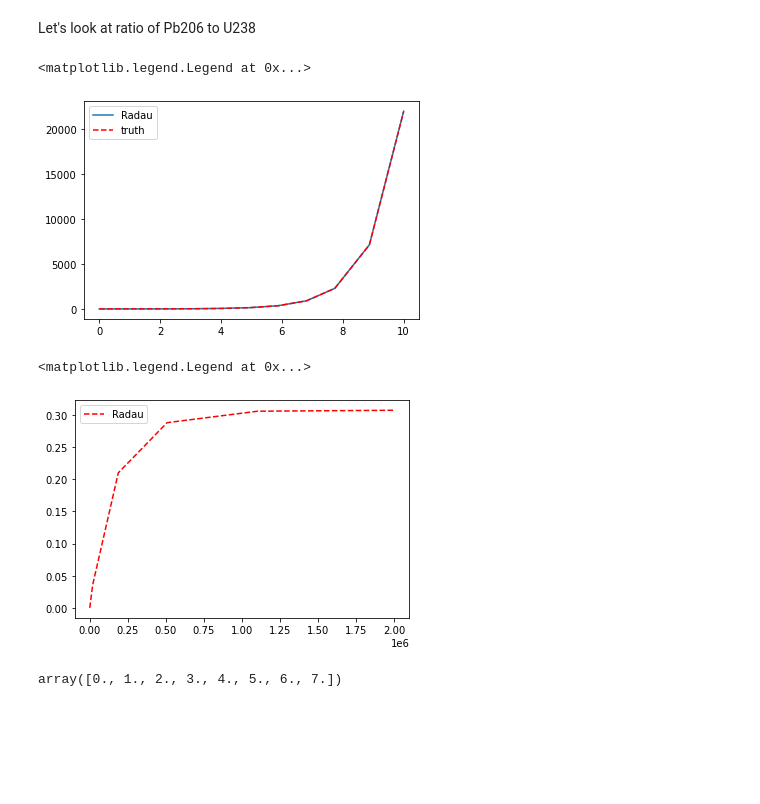
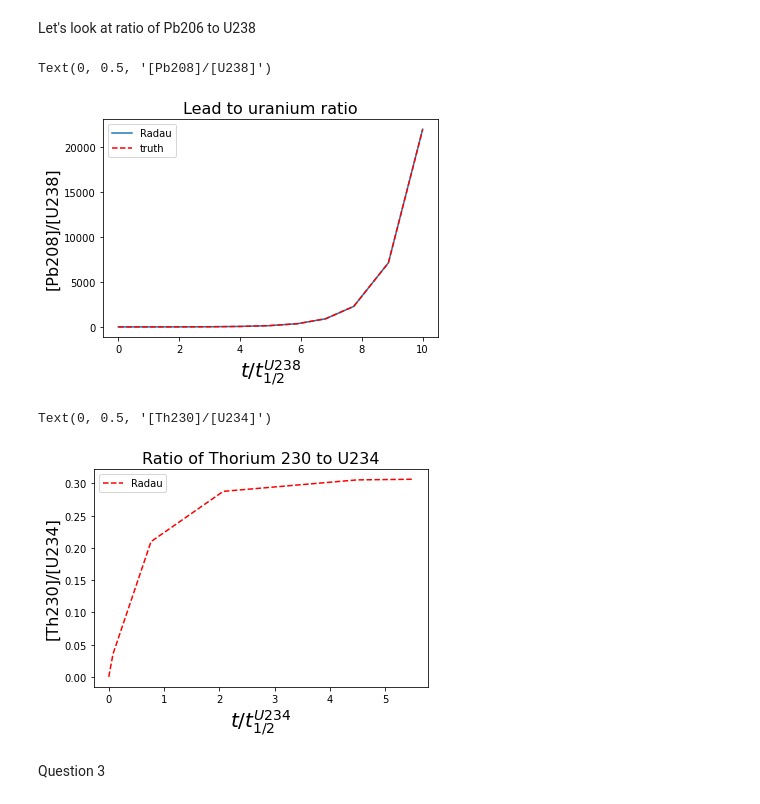
Before and after one commit to n-desjardins/phys512-2022, a Jupyter notebook: PSET3/pset3_notebook.ipynb, the cells around one changed output. Saved outputs shown, nothing was run; the diff lists cells and outputs as text; code cells hidden in the pictures; blank space fills up the shorter version.

```diff
--- a/PSET3/pset3_notebook.ipynb
+++ b/PSET3/pset3_notebook.ipynb
@@ -152,40 +147,43 @@ truth = np.exp(ans.t/4.468e9)-1
 # %% [markdown]
 Let's look at ratio of Pb206 to U238
 # %%
+
+#Gonna plot unitl 7 half-life of U238
 t0=0
 t1=10*4.468e9
 ans=integrate.solve_ivp(fun,[t0,t1],y0, method="Radau")
 
 truth = np.exp(ans.t/4.468e9)-1
 
 t_rescale = ans.t/4.468e9
 
 #plt.figure(figsize=(10, 8), dpi=100)
 plt.plot(t_rescale, truth)
 plt.plot(t_rescale, ans.y[14]/ans.y[0], color="red", linestyle="--")
-
 plt.legend(["Radau","truth"])
+plt.title("Lead to uranium ratio", fontsize='16')
+plt.xlabel('$t/t_{1/2}^{U238}$', fontsize = "20")
+plt.ylabel("[Pb208]/[U238]",fontsize="16")
 # %% [output]
-<matplotlib.legend.Legend at 0x...>
+Text(0, 0.5, '[Pb208]/[U238]')
-[figure, old version]
+[figure, new version]
 # %%
 t0=0
-t1=2000000
+t1=5.5*245500
 ans=integrate.solve_ivp(fun,[t0,t1],y0, method="Radau")
 
-truth = np.exp(ans.t/4.468e9)-1
-
-t_rescale = ans.t
+t_rescale = ans.t/245500
 
 #plt.figure(figsize=(10, 8), dpi=100)
 plt.plot(t_rescale, ans.y[4]/ans.y[3], color="red", linestyle="--")
+plt.legend(["Radau","truth"])
 
-plt.legend(["Radau","truth"])
+plt.title("Ratio of Thorium 230 to U234", fontsize='16')
+plt.xlabel('$t/t_{1/2}^{U234}$', fontsize = "20")
+plt.ylabel("[Th230]/[U234]",fontsize="16")
 # %% [output]
-<matplotlib.legend.Legend at 0x...>
+Text(0, 0.5, '[Th230]/[U234]')
-[figure, old version]
+[figure, new version]
-# %%
-np.linspace(0,7,8)
-# %% [output]
-array([0., 1., 2., 3., 4., 5., 6., 7.])
+# %% [markdown]
+Question 3
 # %%
```
Also changed, not shown: parts of 12 cells of this notebook, 8 other files.
